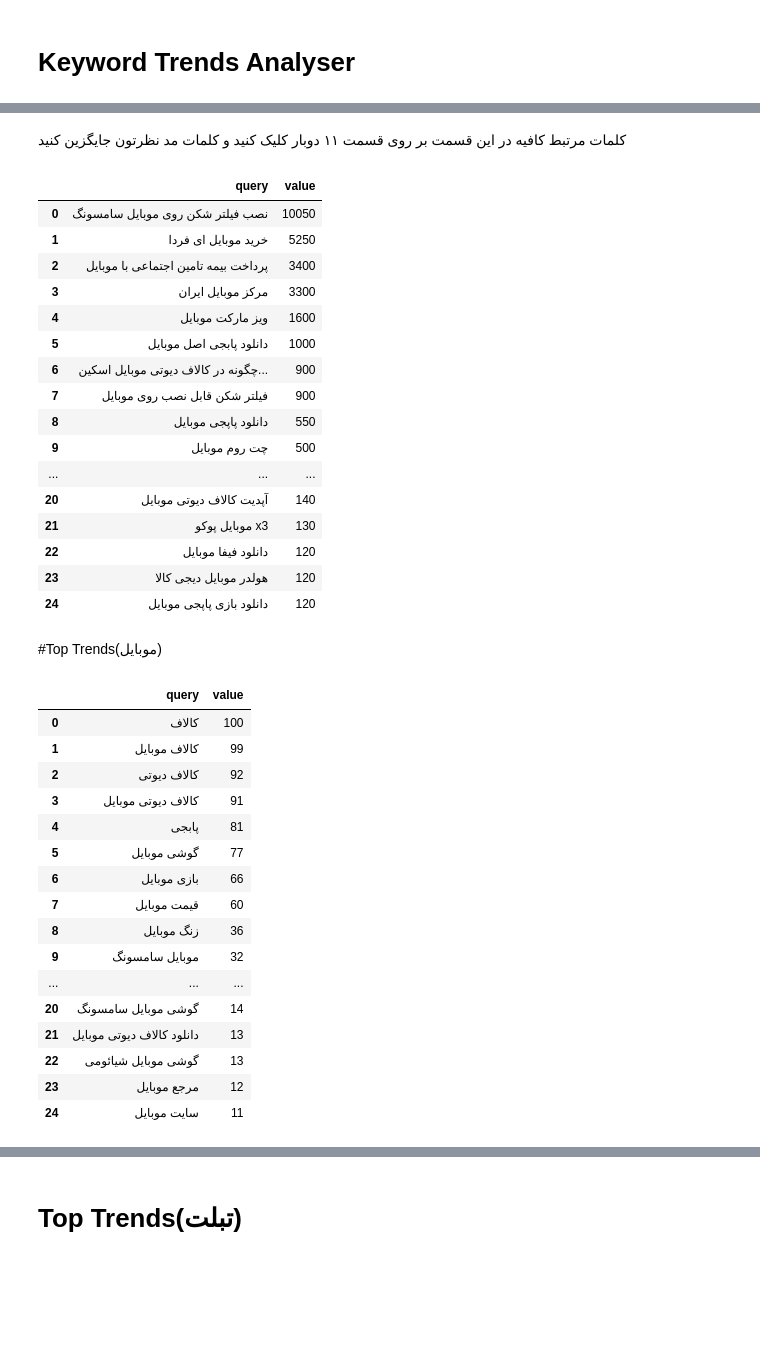
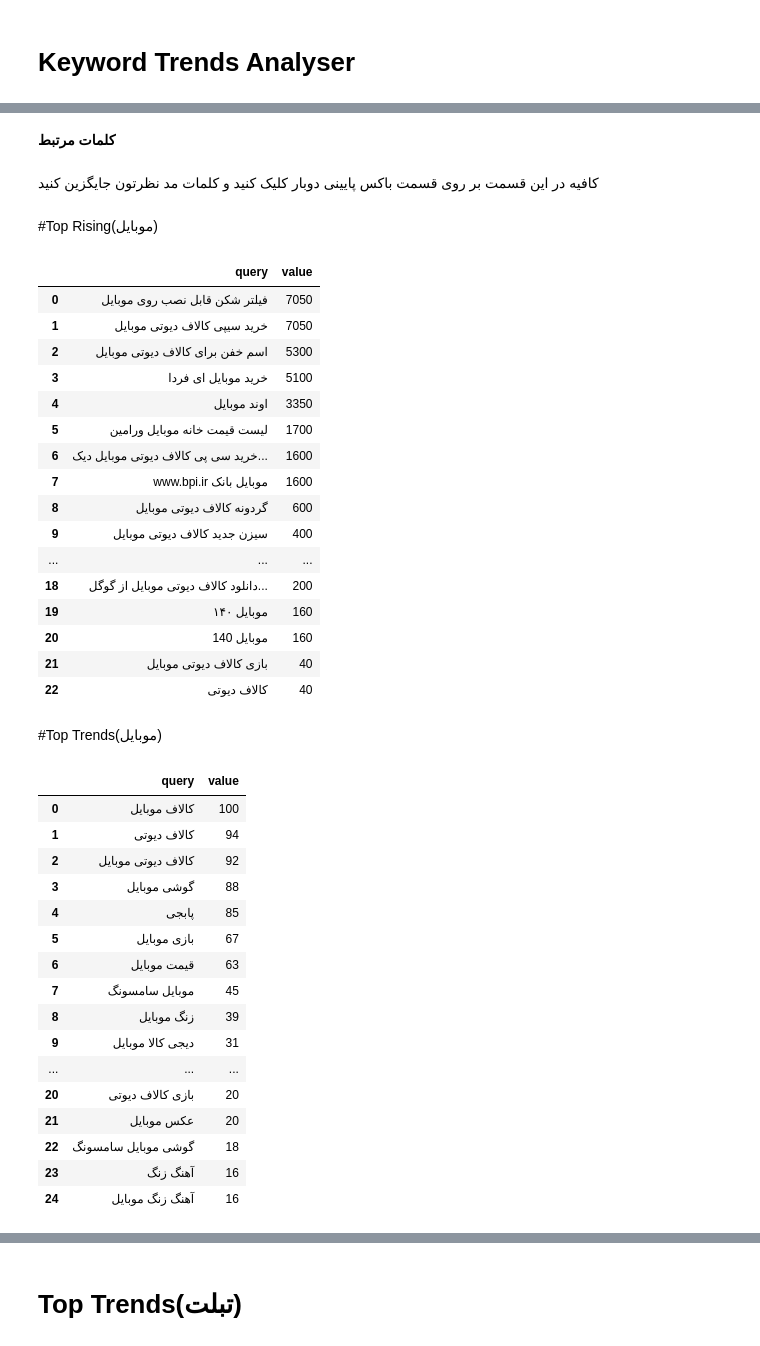
Before and after one commit to mrohani/Keyword-Trends-Analyser, a Jupyter notebook: Keyword_Trend_Analyser.ipynb, the cells around one changed output, grey strips where cells are left out. Saved outputs shown, nothing was run; the diff lists cells and outputs as text; code cells hidden in the pictures; blank space fills up the shorter version.

```diff
--- a/Keyword_Trend_Analyser.ipynb
+++ b/Keyword_Trend_Analyser.ipynb
@@ -31,6 +35,8 @@ Requirement already satisfied: six>=1.5 in /usr/local/lib/python3.7/dist-package
+# %% [markdown]
+**کلمات مرتبط**
 # %% [markdown]
-کلمات مرتبط
-کافیه در این قسمت بر روی قسمت ۱۱ دوبار کلیک کنید و کلمات مد نظرتون جایگزین کنید
+
+کافیه در این قسمت بر روی قسمت باکس پایینی دوبار کلیک کنید و کلمات مد نظرتون جایگزین کنید
 # %%
 #@title
 kw_list=['موبایل', 'لپ تاپ', 'تبلت','طلا','انتخابات']
@@ -39,48 +45,52 @@ pytrends.build_payload(kw_list, timeframe='today 3-m', geo='IR')
 #@title
 related_queries = pytrends.related_queries()
 #related_queries.values()
+# %% [markdown]
+#Top Rising(موبایل)
 # %%
 #@title
-related_queries.get('موبایل').get('rising')
+keyword_1 = related_queries.get('موبایل').get('rising')
+keyword_1
 # %% [output]
 |  | query | value |
-| 0 | نصب فیلتر شکن روی موبایل سامسونگ | 10050 |
-| 1 | خرید موبایل ای فردا | 5250 |
-| 2 | پرداخت بیمه تامین اجتماعی با موبایل | 3400 |
-| 3 | مرکز موبایل ایران | 3300 |
-| 4 | ویز مارکت موبایل | 1600 |
-| 5 | دانلود پابجی اصل موبایل | 1000 |
-| 6 | چگونه در کالاف دیوتی موبایل اسکین... | 900 |
-| 7 | فیلتر شکن قابل نصب روی موبایل | 900 |
-| 8 | دانلود پاپجی موبایل | 550 |
-| 9 | چت روم موبایل | 500 |
+| 0 | فیلتر شکن قابل نصب روی موبایل | 7050 |
+| 1 | خرید سیپی کالاف دیوتی موبایل | 7050 |
+| 2 | اسم خفن برای کالاف دیوتی موبایل | 5300 |
+| 3 | خرید موبایل ای فردا | 5100 |
+| 4 | اوند موبایل | 3350 |
+| 5 | لیست قیمت خانه موبایل ورامین | 1700 |
+| 6 | خرید سی پی کالاف دیوتی موبایل دیک... | 1600 |
+| 7 | www.bpi.ir موبایل بانک | 1600 |
+| 8 | گردونه کالاف دیوتی موبایل | 600 |
+| 9 | سیزن جدید کالاف دیوتی موبایل | 400 |
 | ... | ... | ... |
-| 20 | آپدیت کالاف دیوتی موبایل | 140 |
-| 21 | موبایل پوکو x3 | 130 |
-| 22 | دانلود فیفا موبایل | 120 |
-| 23 | هولدر موبایل دیجی کالا | 120 |
-| 24 | دانلود بازی پاپجی موبایل | 120 |
+| 18 | دانلود کالاف دیوتی موبایل از گوگل... | 200 |
+| 19 | موبایل ۱۴۰ | 160 |
+| 20 | موبایل 140 | 160 |
+| 21 | بازی کالاف دیوتی موبایل | 40 |
+| 22 | کالاف دیوتی | 40 |
 # %% [markdown]
 #Top Trends(موبایل)
 # %%
 #@title
-related_queries.get('موبایل').get('top')
+keyword_2 = related_queries.get('موبایل').get('top')
+keyword_2
 # %% [output]
 |  | query | value |
-| 0 | کالاف | 100 |
-| 1 | کالاف موبایل | 99 |
-| 2 | کالاف دیوتی | 92 |
-| 3 | کالاف دیوتی موبایل | 91 |
-| 4 | پابجی | 81 |
-| 5 | گوشی موبایل | 77 |
-| 6 | بازی موبایل | 66 |
-| 7 | قیمت موبایل | 60 |
-| 8 | زنگ موبایل | 36 |
-| 9 | موبایل سامسونگ | 32 |
+| 0 | کالاف موبایل | 100 |
+| 1 | کالاف دیوتی | 94 |
+| 2 | کالاف دیوتی موبایل | 92 |
+| 3 | گوشی موبایل | 88 |
+| 4 | پابجی | 85 |
+| 5 | بازی موبایل | 67 |
+| 6 | قیمت موبایل | 63 |
+| 7 | موبایل سامسونگ | 45 |
+| 8 | زنگ موبایل | 39 |
+| 9 | دیجی کالا موبایل | 31 |
 | ... | ... | ... |
-| 20 | گوشی موبایل سامسونگ | 14 |
-| 21 | دانلود کالاف دیوتی موبایل | 13 |
-| 22 | گوشی موبایل شیائومی | 13 |
-| 23 | مرجع موبایل | 12 |
-| 24 | سایت موبایل | 11 |
+| 20 | بازی کالاف دیوتی | 20 |
+| 21 | عکس موبایل | 20 |
+| 22 | گوشی موبایل سامسونگ | 18 |
+| 23 | آهنگ زنگ | 16 |
+| 24 | آهنگ زنگ موبایل | 16 |
 # %% [markdown]
```
Also changed, not shown: parts of 19 cells of this notebook.
